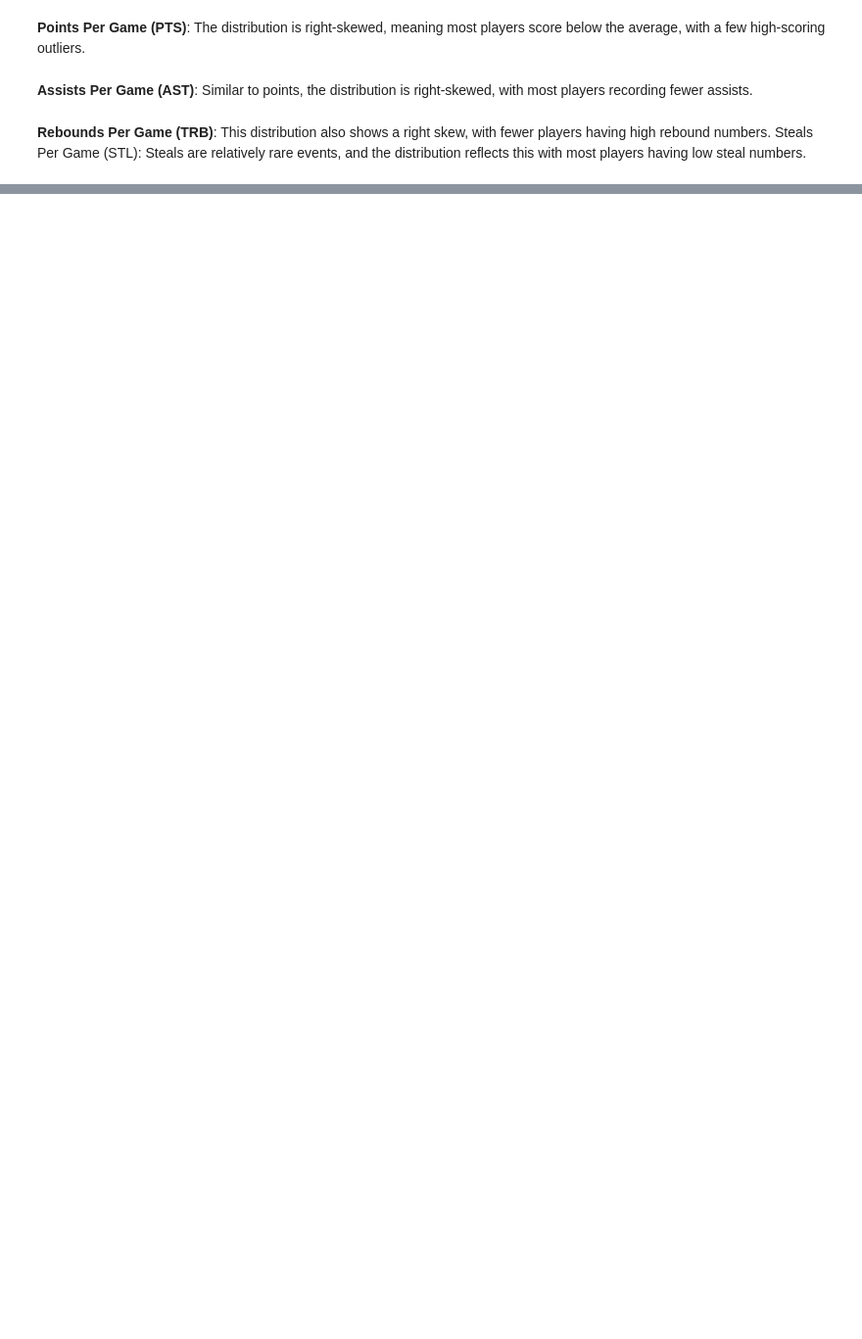
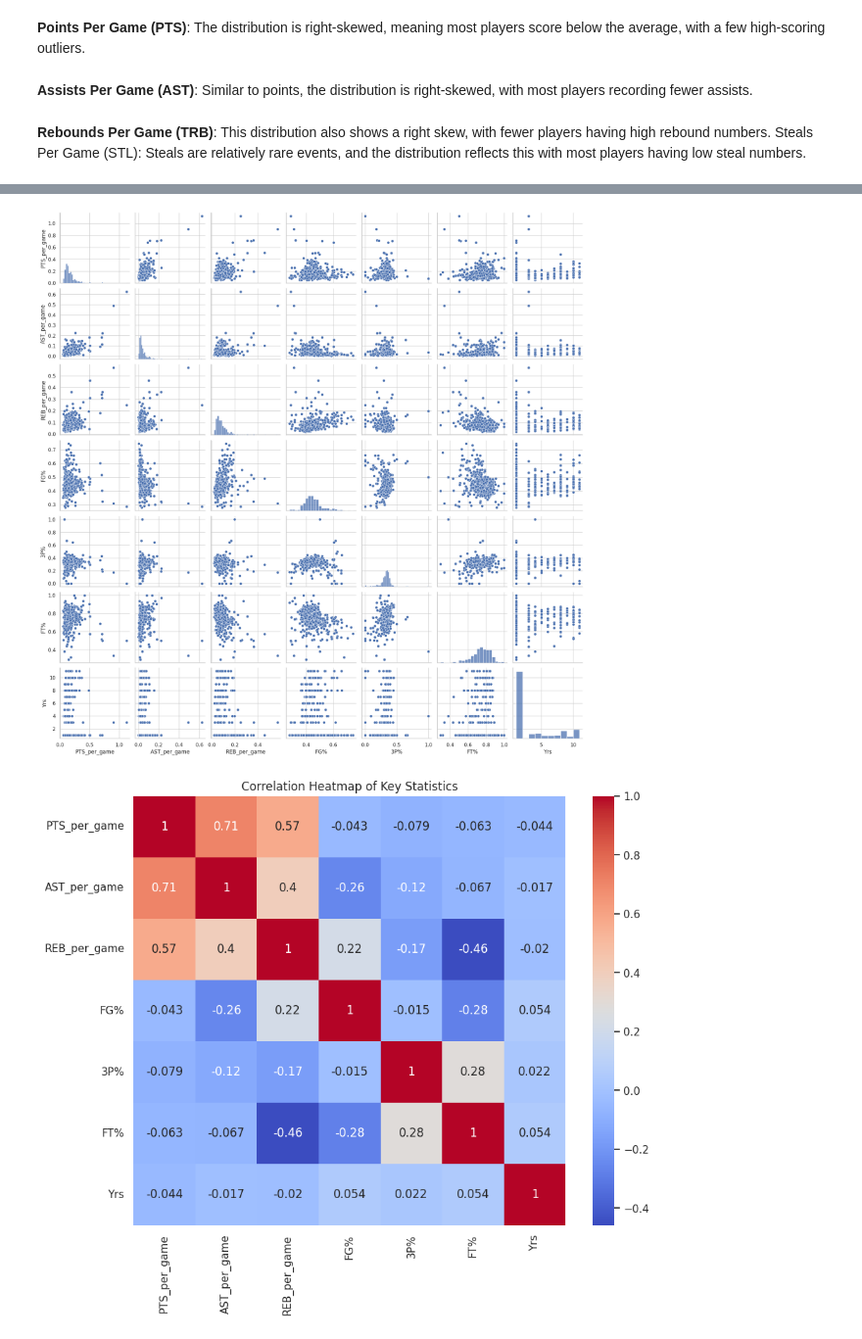
Before and after one commit to ywateba/fds_2023_project, a Jupyter notebook: fds_project(yao).ipynb, the cells around one changed output, grey strips where cells are left out. Shown at 98% size. Saved outputs shown, nothing was run; the diff lists cells and outputs as text; code cells hidden in the pictures; blank space fills up the shorter version.

```diff
--- a/fds_project(yao).ipynb
+++ b/fds_project(yao).ipynb
@@ -579,0 +596,24 @@ fig.show()
+# %%
+import matplotlib.pyplot as plt
+import seaborn as sns
+
+# Setting up the visualisation style
+sns.set(style="whitegrid")
+
+# Selecting a few key statistics for exploration
+key_stats = ['PTS_per_game', 'AST_per_game', 'REB_per_game', 'FG%', '3P%', 'FT%','Yrs']
+
+# Pairplot to visualize relationships between key stats
+pairplot_data = final_data[key_stats]
+sns.pairplot(pairplot_data)
+plt.show()
+
+# Correlation heatmap
+corr = pairplot_data.corr()
+plt.figure(figsize=(10, 8))
+sns.heatmap(corr, annot=True, cmap='coolwarm')
+plt.title("Correlation Heatmap of Key Statistics")
+plt.show()
+# %% [output]
+[figure, added]
+[figure, added]
```
Also changed, not shown: parts of 53 cells of this notebook.
